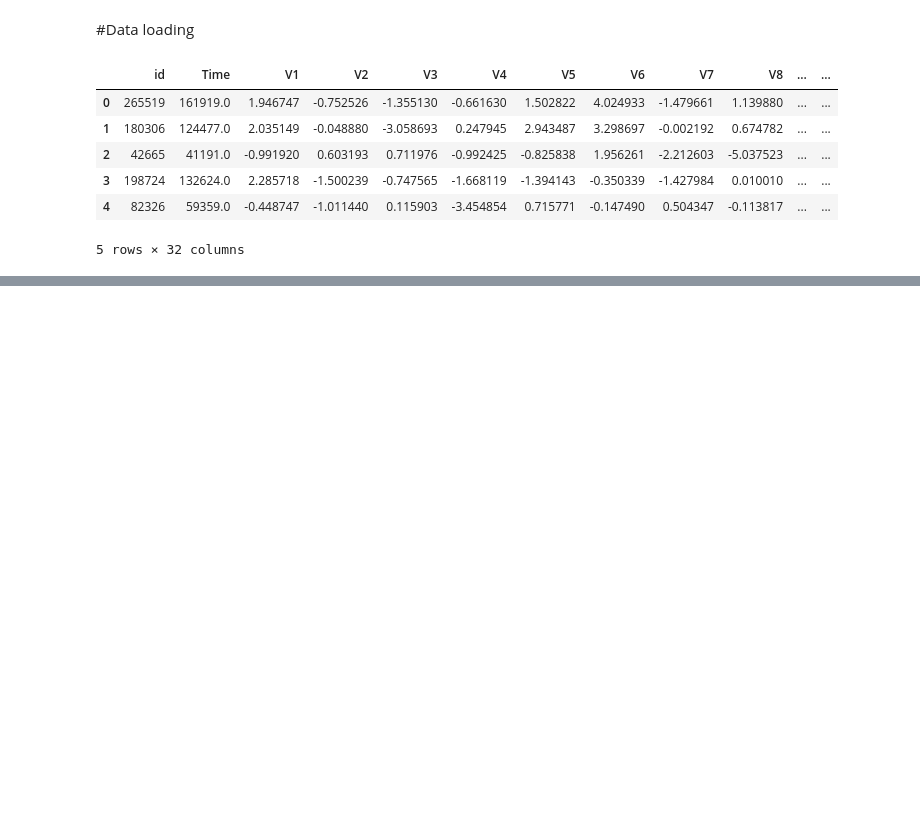
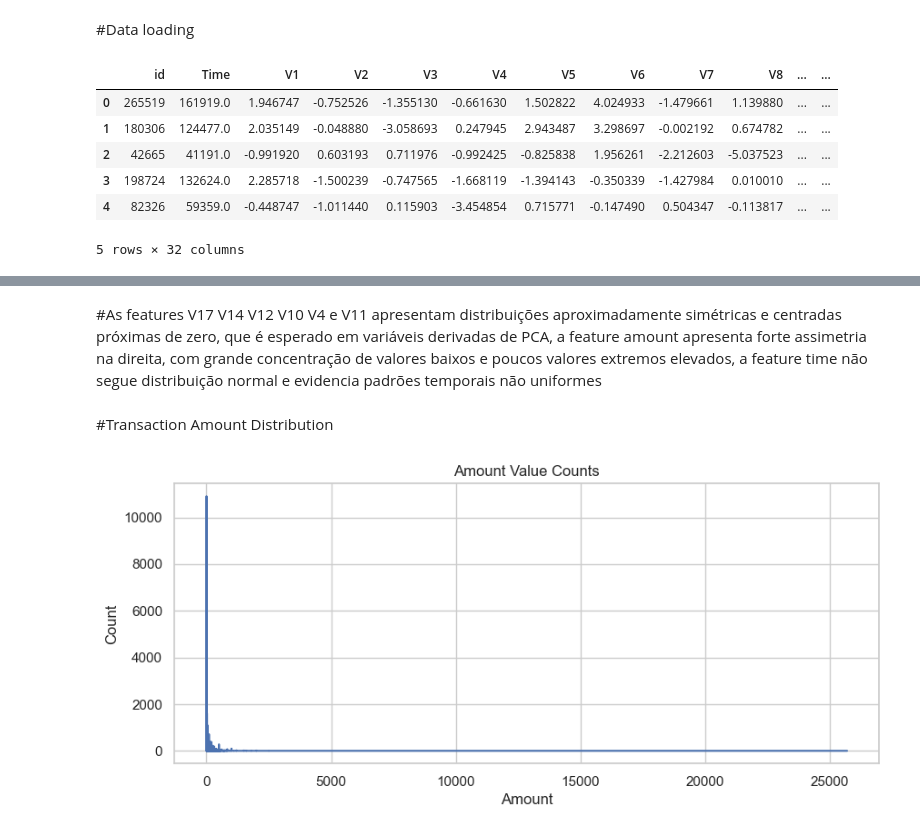
Before and after one commit to alicebarbosam/fraud-detection-kaggle, a Jupyter notebook: notebooks/eda.ipynb, the cells around one changed output, grey strips where cells are left out. Drawn from its saved outputs; the diff is of its cells as text; code cells hidden in the pictures; blank space fills up the shorter version.

```diff
--- a/notebooks/eda.ipynb
+++ b/notebooks/eda.ipynb
@@ -23,0 +143,15 @@ df.head()
+# %% [markdown]
+#As features V17 V14 V12  V10  V4 e V11 apresentam distribuições aproximadamente simétricas e centradas próximas de zero, que é esperado em variáveis derivadas de PCA, a feature amount apresenta forte assimetria na direita, com grande concentração de valores baixos e poucos valores extremos elevados, a feature time não segue distribuição normal e evidencia padrões temporais não uniformes
+# %% [markdown]
+#Transaction Amount Distribution
+# %%
+amount_counts = df["Amount"].value_counts().sort_index()
+
+plt.figure(figsize=(10,4))
+plt.plot(amount_counts.index, amount_counts.values)
+plt.title("Amount Value Counts")
+plt.xlabel("Amount")
+plt.ylabel("Count")
+plt.show()
+# %% [output]
+[figure, added]
```
Also changed, not shown: parts of 24 cells of this notebook.
